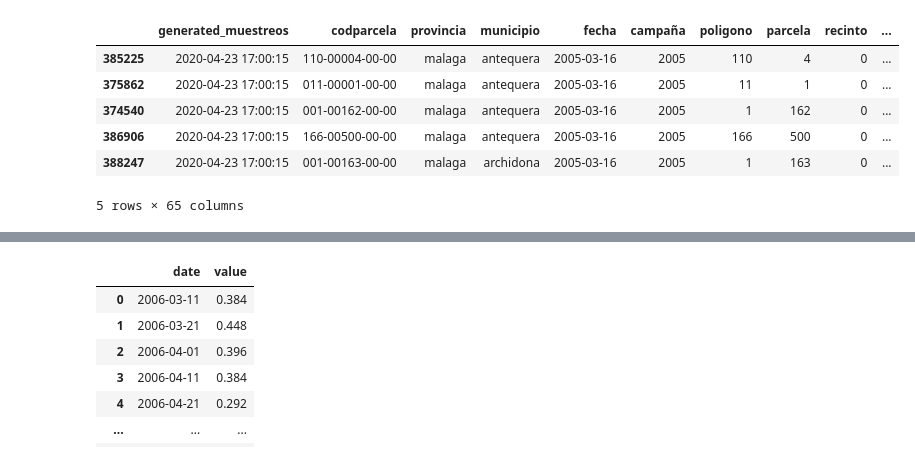
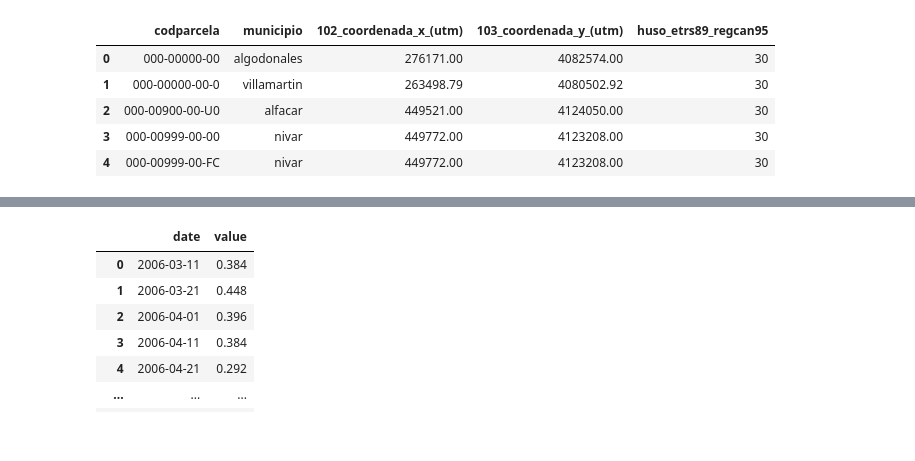
Before and after one commit to Zrive/zrive-ds-4q23-olive, a Jupyter notebook: src/reduce_n_parcelas.ipynb, the cells around one changed output, grey strips where cells are left out. Drawn from its saved outputs; the diff is of its cells as text; code cells hidden in the pictures.

```diff
--- a/src/reduce_n_parcelas.ipynb
+++ b/src/reduce_n_parcelas.ipynb
@@ -48,10 +57,18 @@ df_samples["days_until_next_visit"] = df_samples["days_until_next_visit"].astype
+# %%
+#group_dates = df_samples.groupby(["codparcela"])["fecha"].agg([('min_fecha', 'min'), ('max_fecha', 'max')]).reset_index()
+#group_max_diff_days = df_samples.groupby(["codparcela", "año", "days_until_next_visit"])["days_until_next_visit"].agg([('max_days_until_next_visit', 'max')]).reset_index()
+
+#group_coords = df_samples.groupby("codparcela")[["municipio", "102_coordenada_x_(utm)", "103_coordenada_y_(utm)", "huso_etrs89_regcan95"]].apply("first").reset_index()
+group_coords = df_samples.groupby('codparcela').agg({'municipio': 'first',
+                                      '102_coordenada_x_(utm)': 'first',
+                                      '103_coordenada_y_(utm)': 'first',
+                                      'huso_etrs89_regcan95': 'first'}).reset_index()
 # %%
-df_samples.head()
+group_coords.head()
 # %% [output]
-|  | generated_muestreos | codparcela | provincia | municipio | fecha | campaña | poligono | parcela | recinto | ... |
-| 385225 | 2020-04-23 17:00:15 | 110-00004-00-00 | malaga | antequera | 2005-03-16 | 2005 | 110 | 4 | 0 | ... |
-| 375862 | 2020-04-23 17:00:15 | 011-00001-00-00 | malaga | antequera | 2005-03-16 | 2005 | 11 | 1 | 0 | ... |
-| 374540 | 2020-04-23 17:00:15 | 001-00162-00-00 | malaga | antequera | 2005-03-16 | 2005 | 1 | 162 | 0 | ... |
-| 386906 | 2020-04-23 17:00:15 | 166-00500-00-00 | malaga | antequera | 2005-03-16 | 2005 | 166 | 500 | 0 | ... |
-| 388247 | 2020-04-23 17:00:15 | 001-00163-00-00 | malaga | archidona | 2005-03-16 | 2005 | 1 | 163 | 0 | ... |
+|  | codparcela | municipio | 102_coordenada_x_(utm) | 103_coordenada_y_(utm) | huso_etrs89_regcan95 |
+| 0 | 000-00000-00 | algodonales | 276171.00 | 4082574.00 | 30 |
+| 1 | 000-00000-00-0 | villamartin | 263498.79 | 4080502.92 | 30 |
+| 2 | 000-00900-00-U0 | alfacar | 449521.00 | 4124050.00 | 30 |
+| 3 | 000-00999-00-00 | nivar | 449772.00 | 4123208.00 | 30 |
+| 4 | 000-00999-00-FC | nivar | 449772.00 | 4123208.00 | 30 |
-5 rows × 65 columns
```
Also changed, not shown: parts of 19 cells of this notebook, 13 other files.
